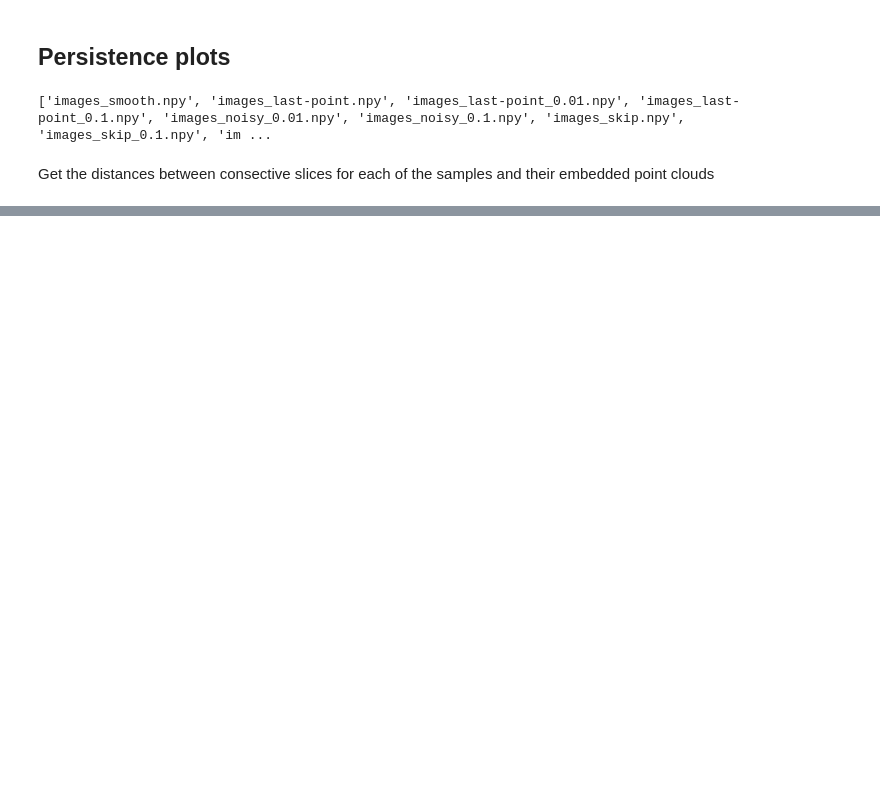
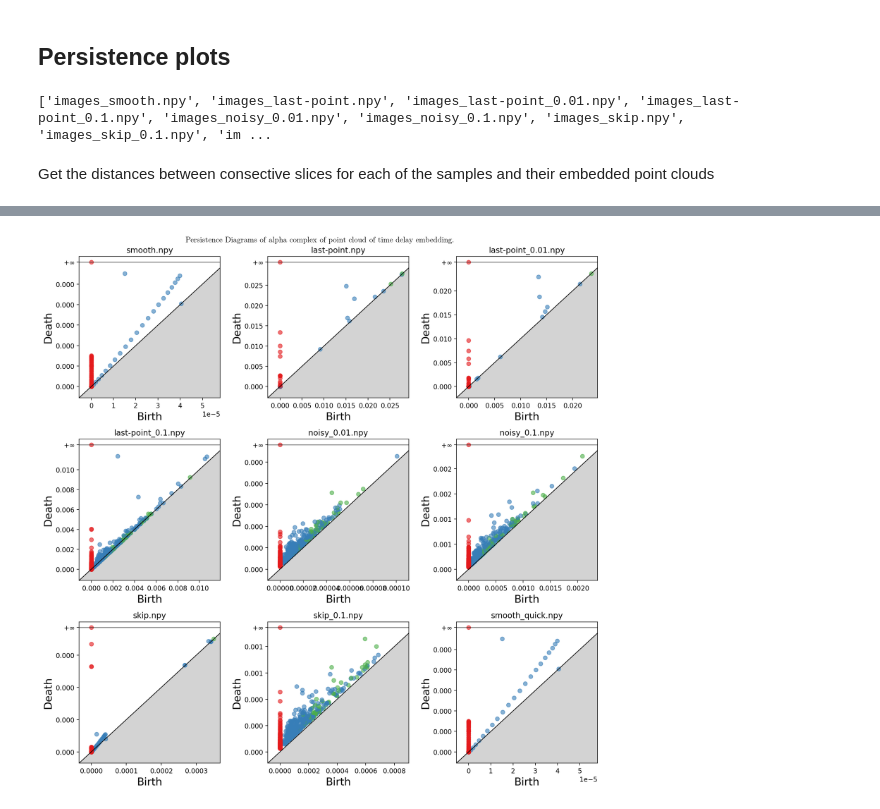
Before and after one commit to janfsenge/Knee_joint_simulation, a Jupyter notebook: knee_joints.ipynb, the cells around one changed output, grey strips where cells are left out. Saved outputs shown, nothing was run; the diff lists cells and outputs as text; code cells hidden in the pictures; blank space fills up the shorter version.

```diff
--- a/knee_joints.ipynb
+++ b/knee_joints.ipynb
@@ -271,16 +282,18 @@ fig.savefig('plots/time_delay_consecutive_frames.png')
 # %%
-fig, ax_list = create_fig(len(samples_all))
+fig, ax_list = create_fig(samples_all)
 
 for i, txt, _ in samples_all:
     acX = gd.AlphaComplex(points=pc_taken[i]).create_simplex_tree()
     dgmX = acX.persistence()
     gd.plot_persistence_diagram(dgmX, axes=ax_list[i])
     ax_list[i].set_title(txt)
 
 for i in range(len(samples_all), len(ax_list)):
     ax_list[i].remove()
 
 fig.suptitle('Persistence Diagrams of alpha complex of point cloud of time delay embedding.')
 fig.tight_layout()
 fig.savefig('plots/alpha_timedelay.png')
+# %% [output]
+[figure, added]
 # %%
```
Also changed, not shown: parts of 12 cells of this notebook, 9 other files.
